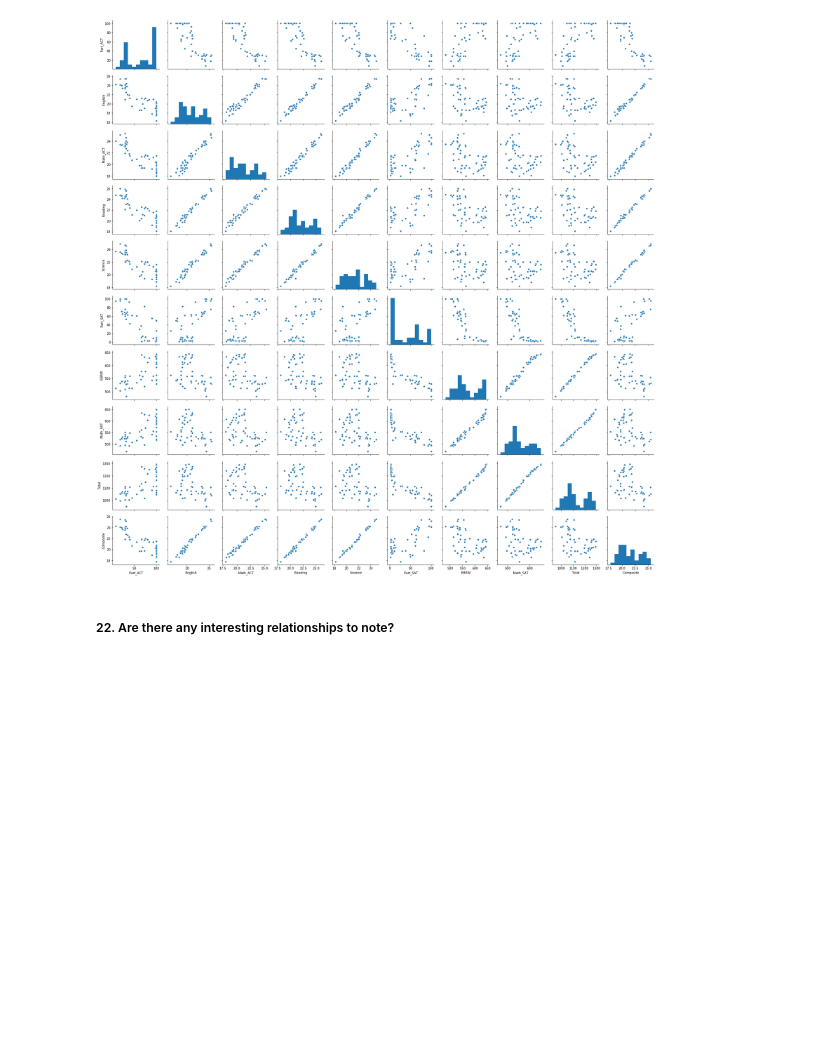
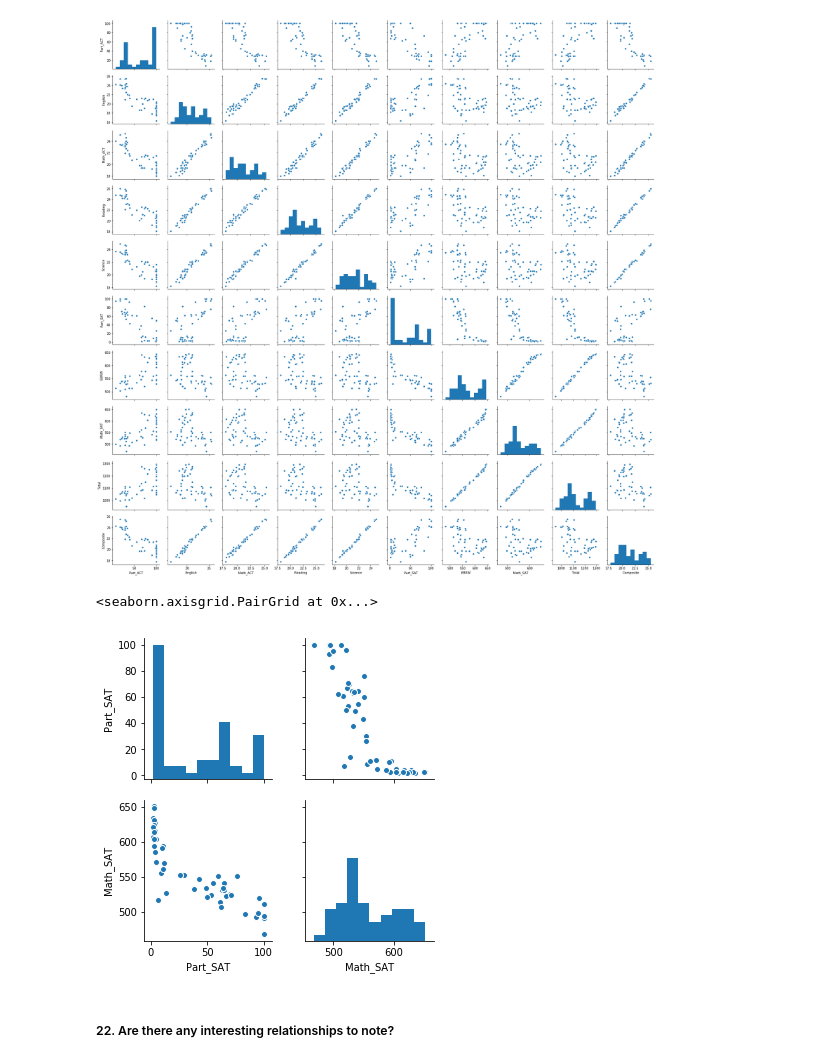
Before and after one commit to jacklittlefield/Project-1, a Jupyter notebook: code/starter-code.ipynb, the cells around one changed output. Drawn from its saved outputs; the diff is of its cells as text; code cells hidden in the pictures; blank space fills up the shorter version.

```diff
--- a/code/starter-code.ipynb
+++ b/code/starter-code.ipynb
@@ -625,6 +625,11 @@ sns.pairplot(combined_2[['Part_ACT', 'English', 'Math_ACT', 'Reading', 'Science'
 # %% [output]
 <seaborn.axisgrid.PairGrid at 0x...>
 [figure]
+# %%
+sns.pairplot(combined_2[['Part_SAT', 'Math_SAT']], kind = 'scatter')
+# %% [output]
+<seaborn.axisgrid.PairGrid at 0x...>
+[figure, added]
 # %% [markdown]
 ##### 22. Are there any interesting relationships to note?
 # %%
```
Also changed, not shown: parts of 4 cells of this notebook.
